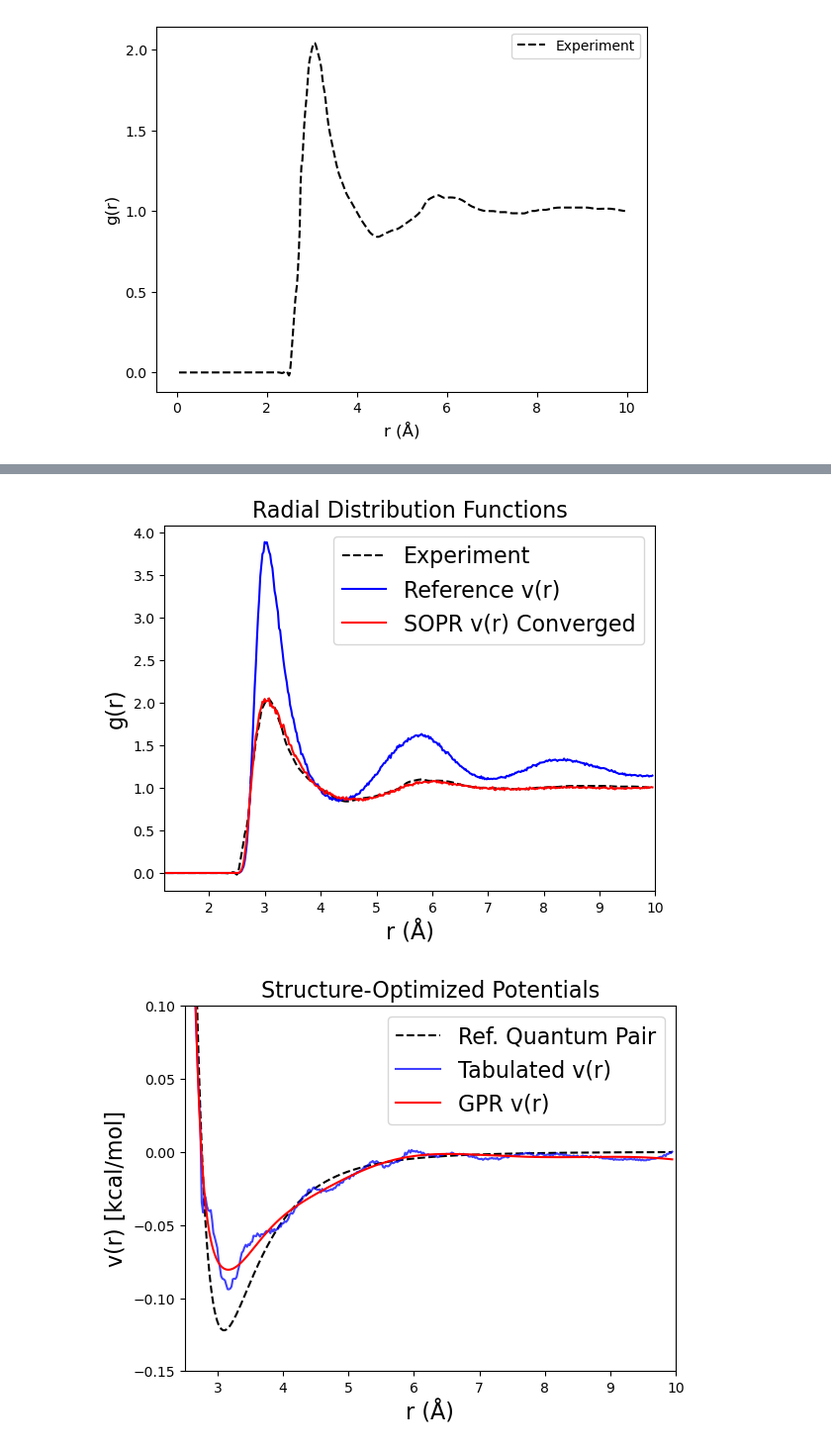
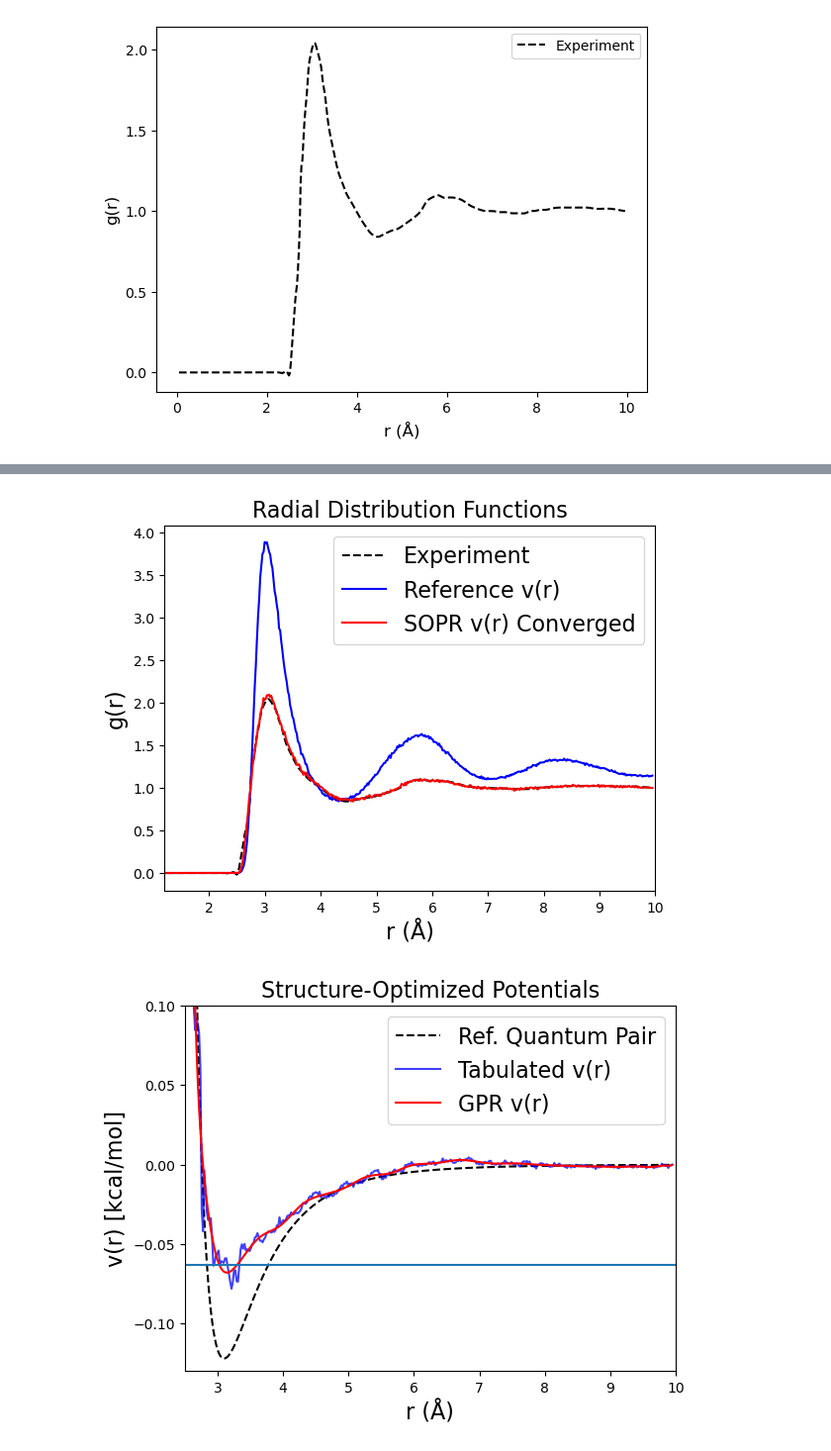
Before and after one commit to hoepfnergroup/SOPR, a Jupyter notebook: sopr_v1.1.ipynb, the cells around one changed output, grey strips where cells are left out. Shown: that part at 99% size. Drawn from its saved outputs; the diff is of its cells as text; code cells hidden in the pictures.

```diff
--- a/sopr_v1.1.ipynb
+++ b/sopr_v1.1.ipynb
@@ -65,13 +65,13 @@ def mie_pot(r, n, ϵ, σ):
 #Structure-optimized potential refinement settings
 sopr_r_init   = np.ones(len(exp_rdf))  #reference simulated r-values
 sopr_rdf_init = np.ones(len(exp_rdf))  #reference simulated rdf
-γ             = 0.25                   #scaling constant to improve numerical stability
-it_number  = list()                    #used to keep track of iteration
-sum_cont   = np.zeros(len(exp_r))      #continuous sum of the difference in the rdfs from SOPR equation
-rdf_diff   = np.ones(len(exp_rdf))     #temporary rdf difference function to calculate sum-of-square residuals
-track_ssr  = list()                    #track sum-of-square residuals between experimental and simulated rdf
-tolerance  = 1.0e-3                    #defined as average ssr = ssr/(number of points in rdf) (default = 0.0001)
-iterations = 10                        #max number of iterations. Added to terminate program if not converged
+γ             = 0.2                    #scaling constant to improve numerical stability
+it_number     = list()                 #used to keep track of iteration
+sum_cont      = np.zeros(len(exp_r))   #continuous sum of the difference in the rdfs from SOPR equation
+rdf_diff      = np.ones(len(exp_rdf))  #temporary rdf difference function to calculate sum-of-square residuals
+track_ssr     = list()                 #track sum-of-square residuals between experimental and simulated rdf
+tolerance     = 1.0e-4                 #defined as average ssr = ssr/(number of points in rdf) (default = 0.0001)
+iterations    = 30                     #max number of iterations. Added to terminate program if not converged
 # %%
 for i in range (iterations):
     it_number.append(i)
@@ -122,12 +122,12 @@ for i in range (iterations):
             GP_r.append(sopr_r[j])
             GP.append(new_potential[j])
 
-    Rdd = inv_radius(np.array(GP_r, dtype='float64'), np.array(GP_r, dtype='float64'))
+    Rdd = radius(np.array(GP_r, dtype='float64'), np.array(GP_r, dtype='float64'))
     #inverse squared-exponential kernel gives a function that has a short length scale near the potential bowl and long length scale tail
-    Kdd = ise_kernel(w = 0.01, ℓ = 4.3, R = Rdd)
+    Kdd = se_kernel(w = 0.05, ℓ = 1, R = Rdd)
     #the length-scale hyperparameter l_hyp should be chosen roughly where the potential transitions from short to long range
-    μ_post, σ_post = gpr_ise(Kdd, GP_r, GP, yinf_min = GP_r[0],
-                             yinf_max = GP_r[-1], y_bins = len(GP_r), w_hyp = 0.01, l_hyp = 4.3)
+    μ_post, σ_post = gpr_se(Kdd, GP_r, GP, yinf_min = GP_r[0],
+                             yinf_max = GP_r[-1], y_bins = len(GP_r), w_hyp = 0.05, l_hyp = 1)
 
     #append Gaussian process regressed points to preserved points at lower-r
     for l in range (len(GP)):
@@ -181,20 +179,21 @@ plt.title('Radial Distribution Functions', fontsize = 16)
 plt.legend(fontsize = 16)
 plt.show()
 # %% [output]
-[figure, old version]
+[figure, new version]
 # %%
 plt.plot(sopr_r, mie_pot(sopr_r, ref_n, ref_ϵ, ref_σ), label = 'Ref. Quantum Pair', color = 'k', linestyle = '--')
 plt.plot(GP_r, GP - GP[-1], label = 'Tabulated v(r)', color = 'b', alpha = 0.75)
 plt.plot(sopr_r, V, label = 'GPR v(r)', color = 'r')
+plt.axhline(-0.063)
 plt.xlim(2.5, 10)
-plt.ylim(-0.15, 0.1)
+plt.ylim(-0.13, 0.1)
 plt.xlabel('r (Å)', fontsize = 16)
 plt.ylabel('v(r) [kcal/mol]', fontsize = 16)
 plt.title('Structure-Optimized Potentials', fontsize = 16)
 plt.legend(loc = 'best', fontsize = 16)
 plt.show()
 # %% [output]
-[figure, old version]
+[figure, new version]
 # %%
 plt.scatter(it_number, track_ssr/track_ssr[0], color = 'blue')
 plt.xlabel('Iteration (n)', fontsize = 16)
```
Also changed, not shown: parts of 2 cells of this notebook.
